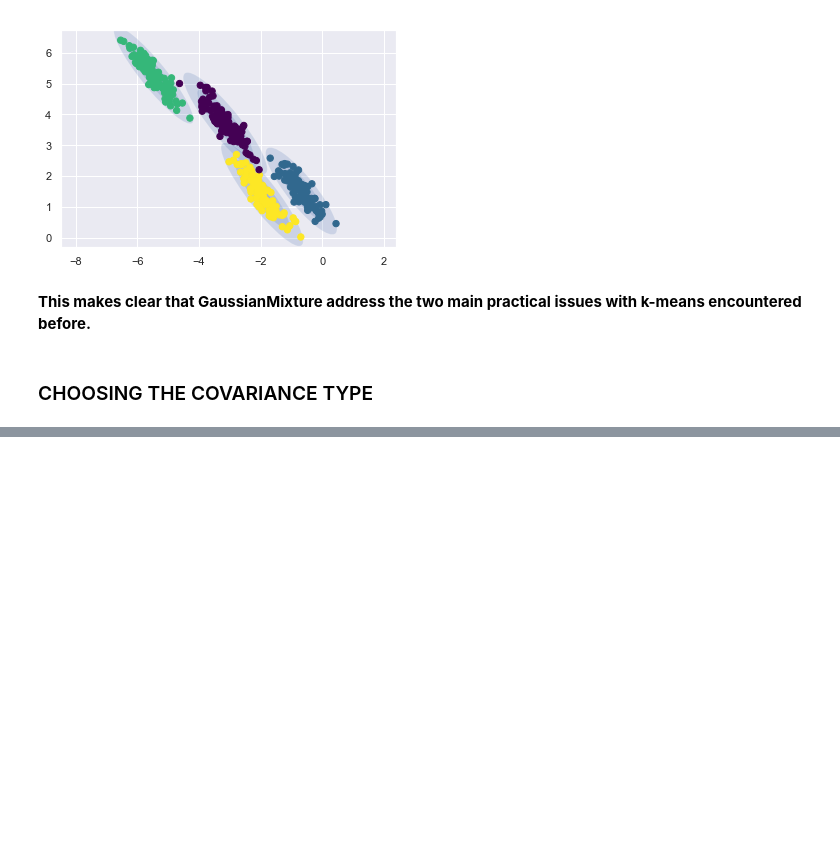
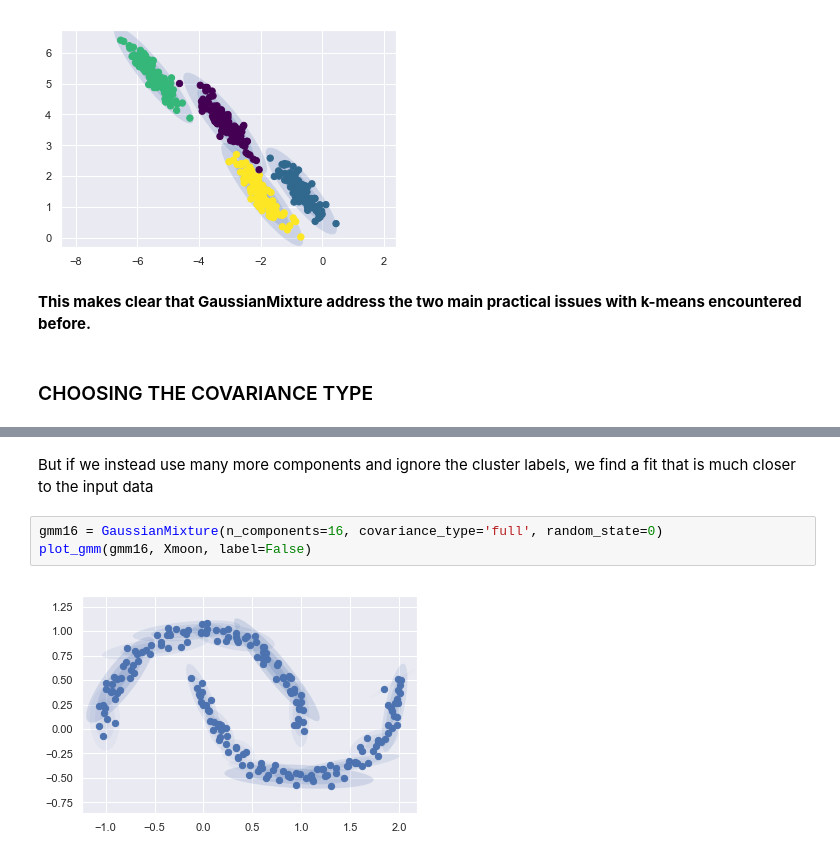
Before and after one commit to ozlerhakan/deep-learning-notes, a Jupyter notebook: Python Data Science Handbook/5-Machine-Learning-Contd-2.ipynb, the cells around one changed output, grey strips where cells are left out. Saved outputs shown, nothing was run; the diff lists cells and outputs as text; blank space fills up the shorter version.

```diff
--- a/Python Data Science Handbook/5-Machine-Learning-Contd-2.ipynb
+++ b/Python Data Science Handbook/5-Machine-Learning-Contd-2.ipynb
@@ -488,0 +511,7 @@ plot_gmm(gmm, X_stretched)
+# %% [markdown]
+But if we instead use many more components and ignore the cluster labels, we find a fit that is much closer to the input data
+# %%
+gmm16 = GaussianMixture(n_components=16, covariance_type='full', random_state=0)
+plot_gmm(gmm16, Xmoon, label=False)
+# %% [output]
+[figure, added]
```
Also changed, not shown: parts of 72 cells of this notebook, 3 other files.
